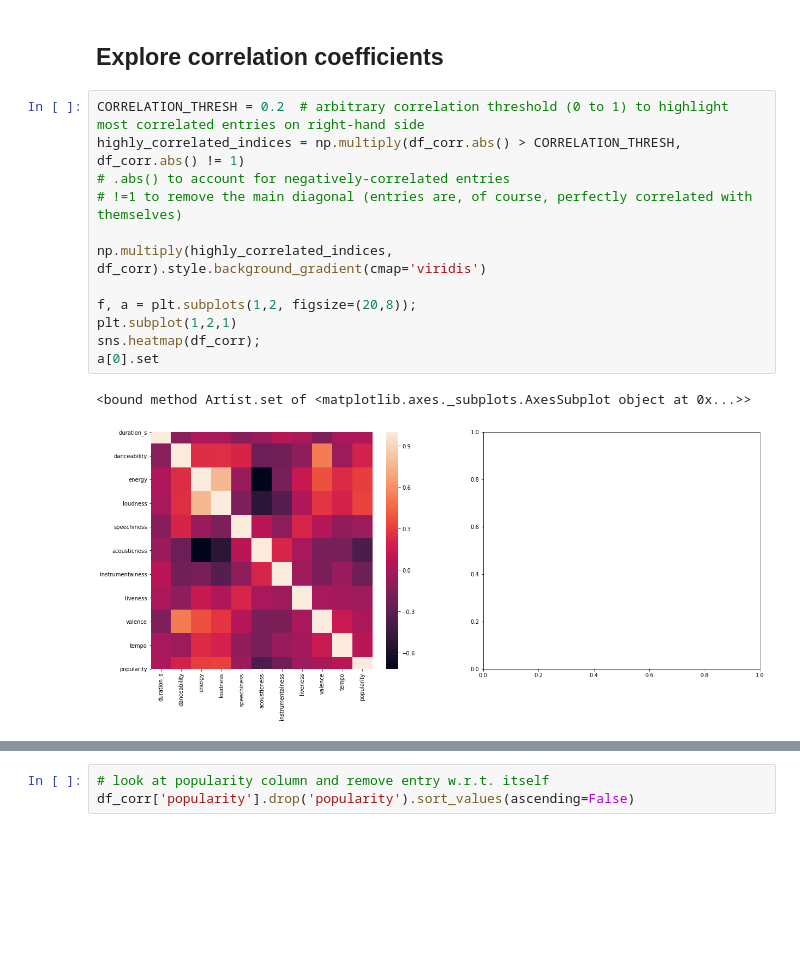
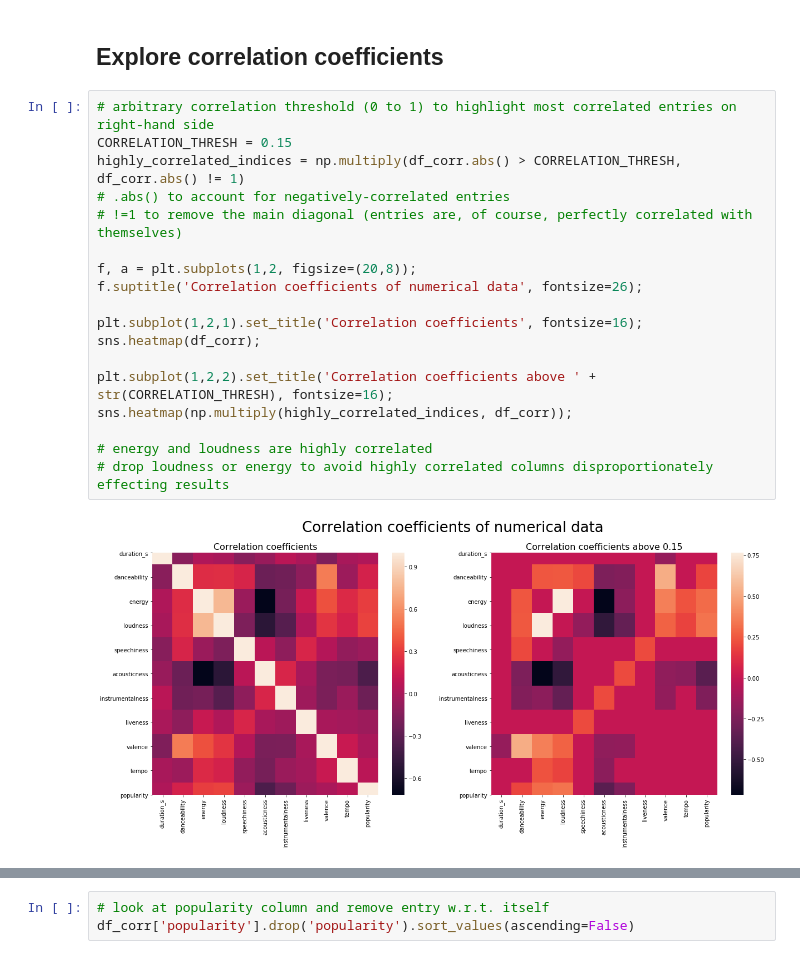
Before and after one commit to chardrew/make-a-pop-hit, a Jupyter notebook: Music analysis.ipynb, the cells around one changed output, grey strips where cells are left out. Drawn from its saved outputs; the diff is of its cells as text; blank space fills up the shorter version.

```diff
--- a/Music analysis.ipynb
+++ b/Music analysis.ipynb
@@ -192,17 +193,22 @@ df_corr = df[cols_numerical + y].corr() # correlation coefficients don't make se
 # %% [markdown]
 ## Explore correlation coefficients
 # %%
-CORRELATION_THRESH = 0.2  # arbitrary correlation threshold (0 to 1) to highlight most correlated entries on right-hand side
+# arbitrary correlation threshold (0 to 1) to highlight most correlated entries on right-hand side
+CORRELATION_THRESH = 0.15
 highly_correlated_indices = np.multiply(df_corr.abs() > CORRELATION_THRESH, df_corr.abs() != 1)
 # .abs() to account for negatively-correlated entries
 # !=1 to remove the main diagonal (entries are, of course, perfectly correlated with themselves)
 
-np.multiply(highly_correlated_indices, df_corr).style.background_gradient(cmap='viridis')
+f, a = plt.subplots(1,2, figsize=(20,8));
+f.suptitle('Correlation coefficients of numerical data', fontsize=26);
 
-f, a = plt.subplots(1,2, figsize=(20,8));
-plt.subplot(1,2,1)
+plt.subplot(1,2,1).set_title('Correlation coefficients', fontsize=16);
 sns.heatmap(df_corr);
-a[0].set
+
+plt.subplot(1,2,2).set_title('Correlation coefficients above ' + str(CORRELATION_THRESH), fontsize=16);
+sns.heatmap(np.multiply(highly_correlated_indices, df_corr));
+
+# energy and loudness are highly correlated
+# drop loudness or energy to avoid highly correlated columns disproportionately effecting results
 # %% [output]
-<bound method Artist.set of <matplotlib.axes._subplots.AxesSubplot object at 0x...>>
-[figure, old version]
+[figure, new version]
```
Also changed, not shown: parts of 3 cells of this notebook.
